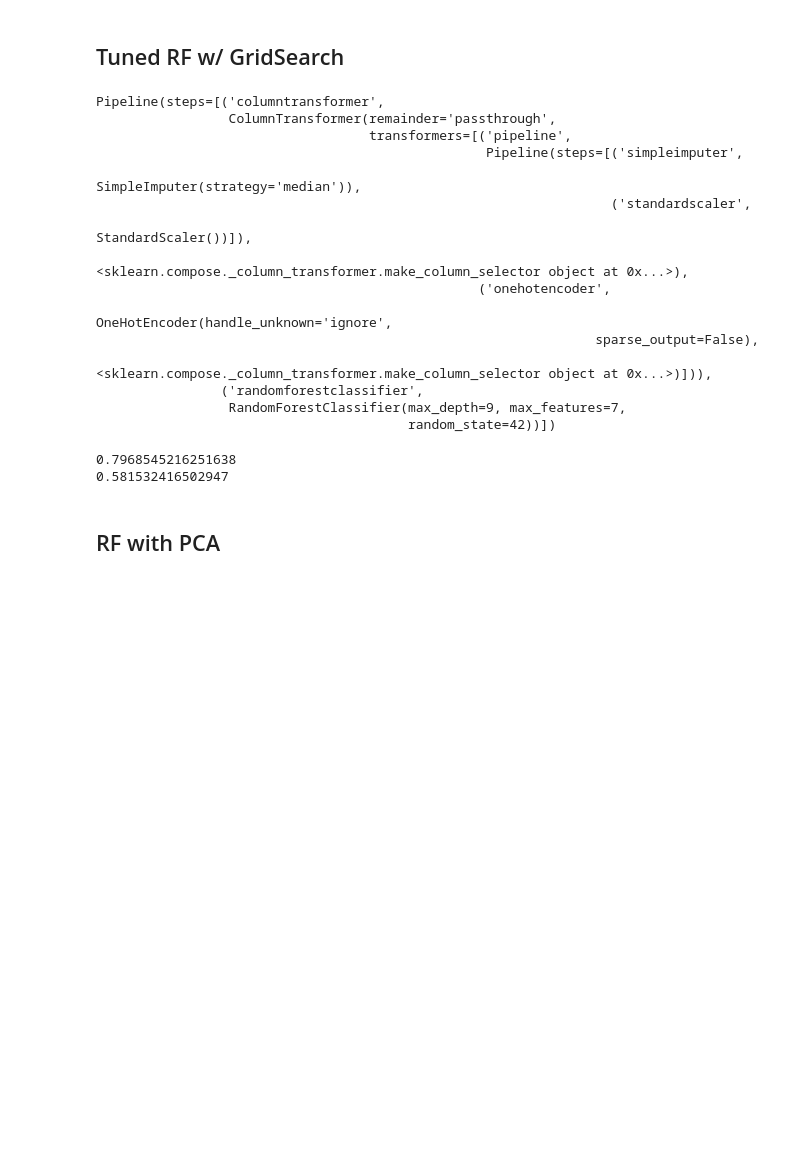
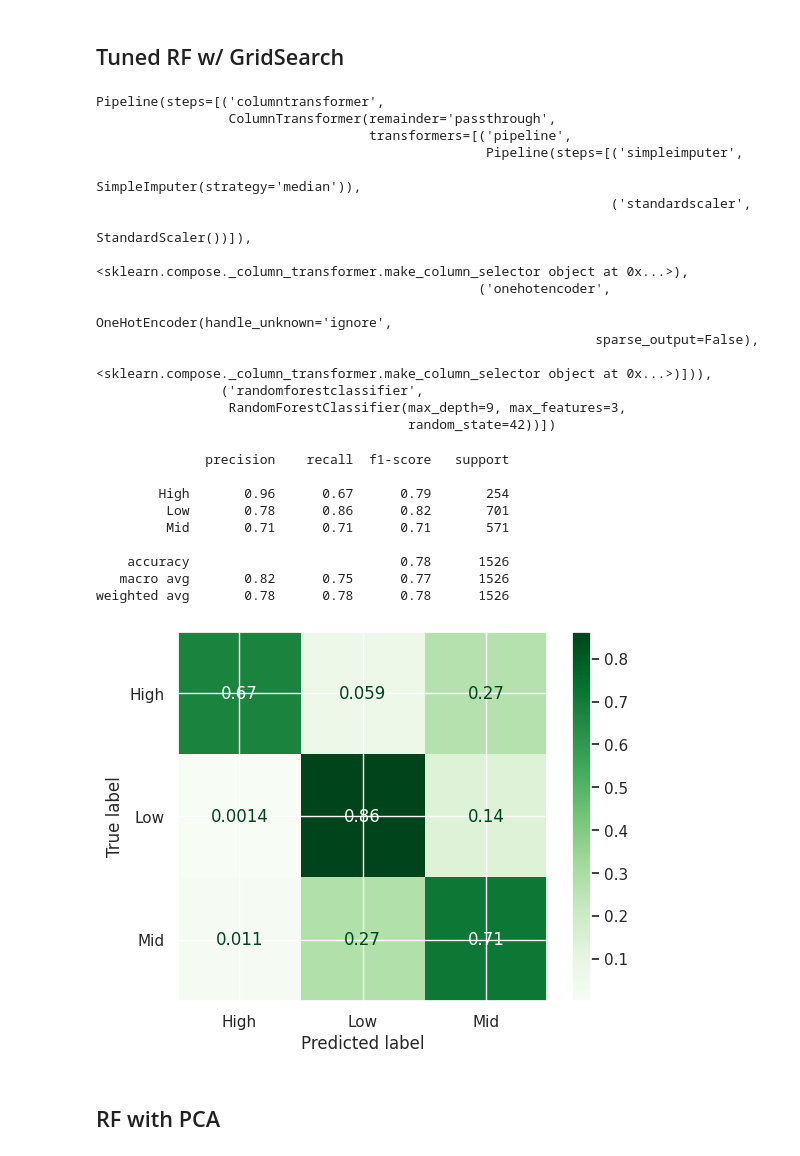
Before and after one commit to pmontecinos23/Spanish-Wine-Evaluation, a Jupyter notebook: Spanish_Wine_Evaluation_4.ipynb, the cells around one changed output. Drawn from its saved outputs; the diff is of its cells as text; code cells hidden in the pictures; blank space fills up the shorter version.

```diff
--- a/Spanish_Wine_Evaluation_4.ipynb
+++ b/Spanish_Wine_Evaluation_4.ipynb
@@ -747,11 +746,11 @@ Accuracy of Random Forest Model: 0.5854616895874263
 # %% [markdown]
 ## Tuned RF w/ GridSearch
 # %%
-rf_tuned = RandomForestClassifier(max_features=7, max_depth=9, random_state=42)
+rf_tuned = RandomForestClassifier(max_features=3, max_depth=9, random_state=42)
 
-rf_tuned_pipe = make_pipeline(preprocessor, rf_tuned)
+rf_gs_pipe = make_pipeline(preprocessor, rf_tuned)
 # %%
-rf_tuned_pipe.fit(X_train,y_train)
+rf_gs_pipe.fit(X_train,y_train)
 # %% [output]
 Pipeline(steps=[('columntransformer',
                  ColumnTransformer(remainder='passthrough',
@@ -766,17 +765,29 @@ Pipeline(steps=[('columntransformer',
                                                                 sparse_output=False),
                                                   <sklearn.compose._column_transformer.make_column_selector object at 0x...>)])),
                 ('randomforestclassifier',
-                 RandomForestClassifier(max_depth=9, max_features=7,
+                 RandomForestClassifier(max_depth=9, max_features=3,
                                         random_state=42))])
-# %%
-# Train and Test scores
-rf1_train_score = rf_tuned_pipe.score(X_train, y_train)
-rf1_test_score = rf_tuned_pipe.score(X_test, y_test)
-print(rf1_train_score)
-print(rf1_test_score)
-# %% [output]
-0.7968545216251638
-0.581532416502947
+# %%
+# Evaluate the decision tree on the training data using classification_report()
+# and a confusion matrix
+rf_gs_pred = rf_gs_pipe.predict(X_train)
+
+print(classification_report(y_train, rf_gs_pred))
+
+ConfusionMatrixDisplay.from_predictions(y_train, rf_gs_pred,
+                                        cmap='Greens',
+                                        normalize='true');
+# %% [output]
+              precision    recall  f1-score   support
+
+        High       0.96      0.67      0.79       254
+         Low       0.78      0.86      0.82       701
+         Mid       0.71      0.71      0.71       571
+
+    accuracy                           0.78      1526
+   macro avg       0.82      0.75      0.77      1526
+weighted avg       0.78      0.78      0.78      1526
+[figure, added]
 # %% [markdown]
 ## RF with PCA
 # %%
```
Also changed, not shown: parts of 28 cells of this notebook.
